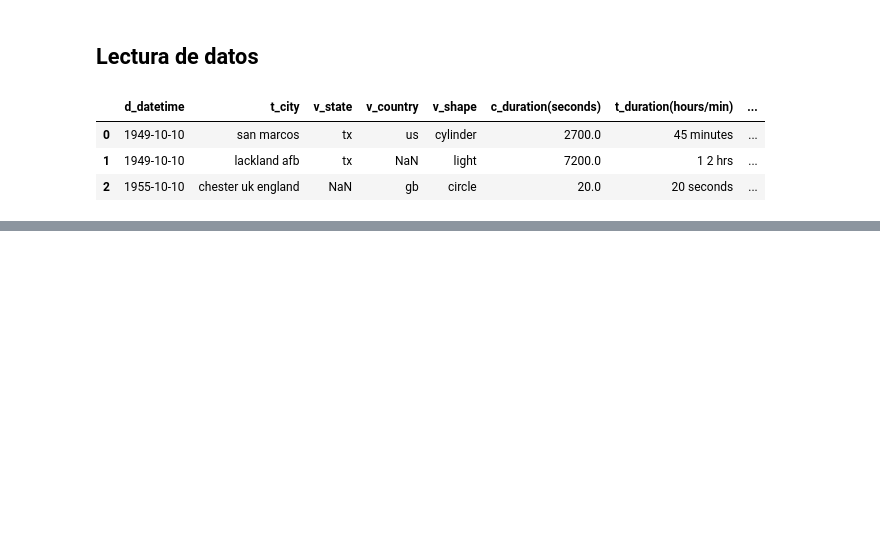
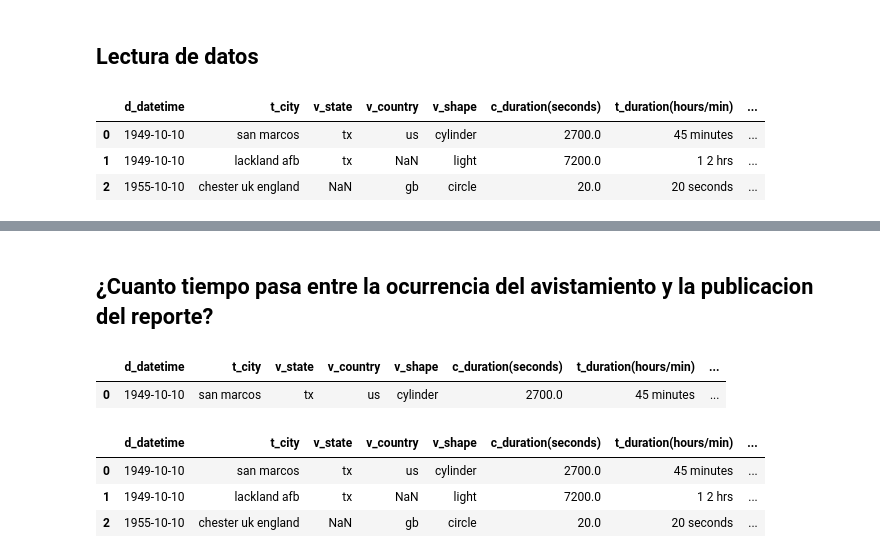
Before and after one commit to JuanCarlosHM98/ufo_project, a Jupyter notebook: src/eda.ipynb, the cells around one changed output, grey strips where cells are left out. Saved outputs shown, nothing was run; the diff lists cells and outputs as text; code cells hidden in the pictures; blank space fills up the shorter version.

```diff
--- a/src/eda.ipynb
+++ b/src/eda.ipynb
@@ -49,0 +171,16 @@ df.head(3)
+# %% [markdown]
+## ¿Cuanto tiempo pasa entre la ocurrencia del avistamiento y la publicacion del reporte?
+# %%
+df.head(1)
+# %% [output]
+|  | d_datetime | t_city | v_state | v_country | v_shape | c_duration(seconds) | t_duration(hours/min) | ... |
+| 0 | 1949-10-10 | san marcos | tx | us | cylinder | 2700.0 | 45 minutes | ... |
+# %%
+# creamos la variable de interes, la llamaremos: diff_rep
+df['diff_rep'] = (df['d_dateposted'].dt.year - df['d_datetime'].dt.year) * 12 + df['d_dateposted'].dt.month - df['d_datetime'].dt.month
+df.head(3)
+# %% [output]
+|  | d_datetime | t_city | v_state | v_country | v_shape | c_duration(seconds) | t_duration(hours/min) | ... |
+| 0 | 1949-10-10 | san marcos | tx | us | cylinder | 2700.0 | 45 minutes | ... |
+| 1 | 1949-10-10 | lackland afb | tx | NaN | light | 7200.0 | 1 2 hrs | ... |
+| 2 | 1955-10-10 | chester uk england | NaN | gb | circle | 20.0 | 20 seconds | ... |
```
Also changed, not shown: parts of 21 cells of this notebook, 1 other file.
